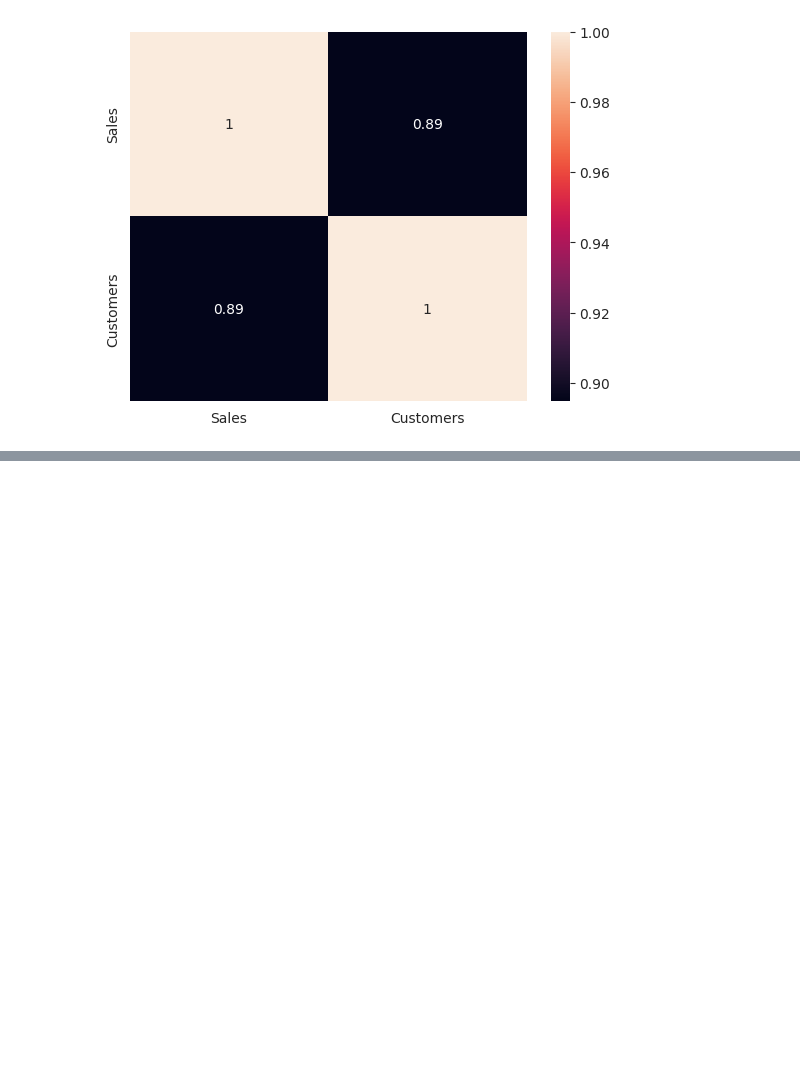
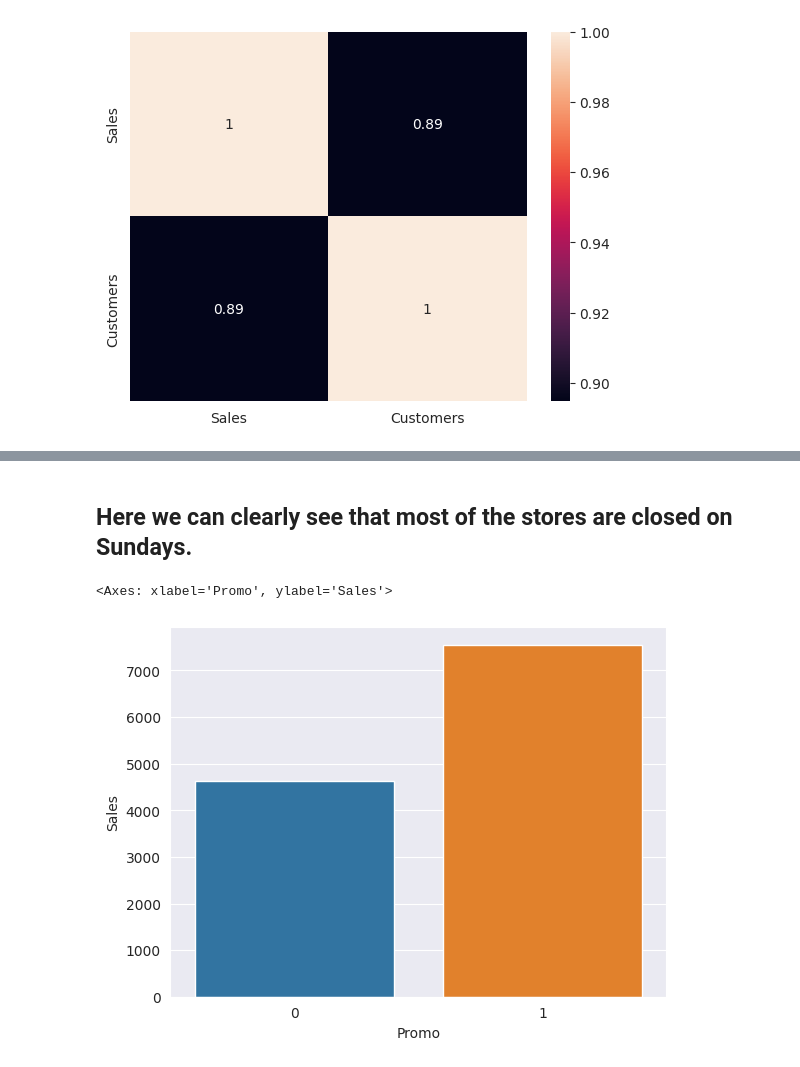
Before and after one commit to RPSahoo219/Regression_Analysis_on_Retail_Sales_Prediction, a Jupyter notebook: Retail_Sales_Prediction.ipynb, the cells around one changed output, grey strips where cells are left out. Cells and saved outputs as stored; diff of their text form; code cells hidden in the pictures; blank space fills up the shorter version.

```diff
--- a/Retail_Sales_Prediction.ipynb
+++ b/Retail_Sales_Prediction.ipynb
@@ -481,0 +511,9 @@ sns.heatmap(Rossmann_df[['Sales','Customers']].corr(),annot=True)
+# %% [markdown]
+## Here we can clearly see that most of the stores are closed on Sundays.
+# %%
+# Let's check the sales when the promo is running.
+sales_wrt_promo=pd.DataFrame(Rossmann_df.groupby(['Promo']).agg({"Sales":"median"}).reset_index())
+sns.barplot(x=sales_wrt_promo.Promo, y=sales_wrt_promo.Sales)
+# %% [output]
+<Axes: xlabel='Promo', ylabel='Sales'>
+[figure, added]
```
Also changed, not shown: parts of 16 cells of this notebook.
